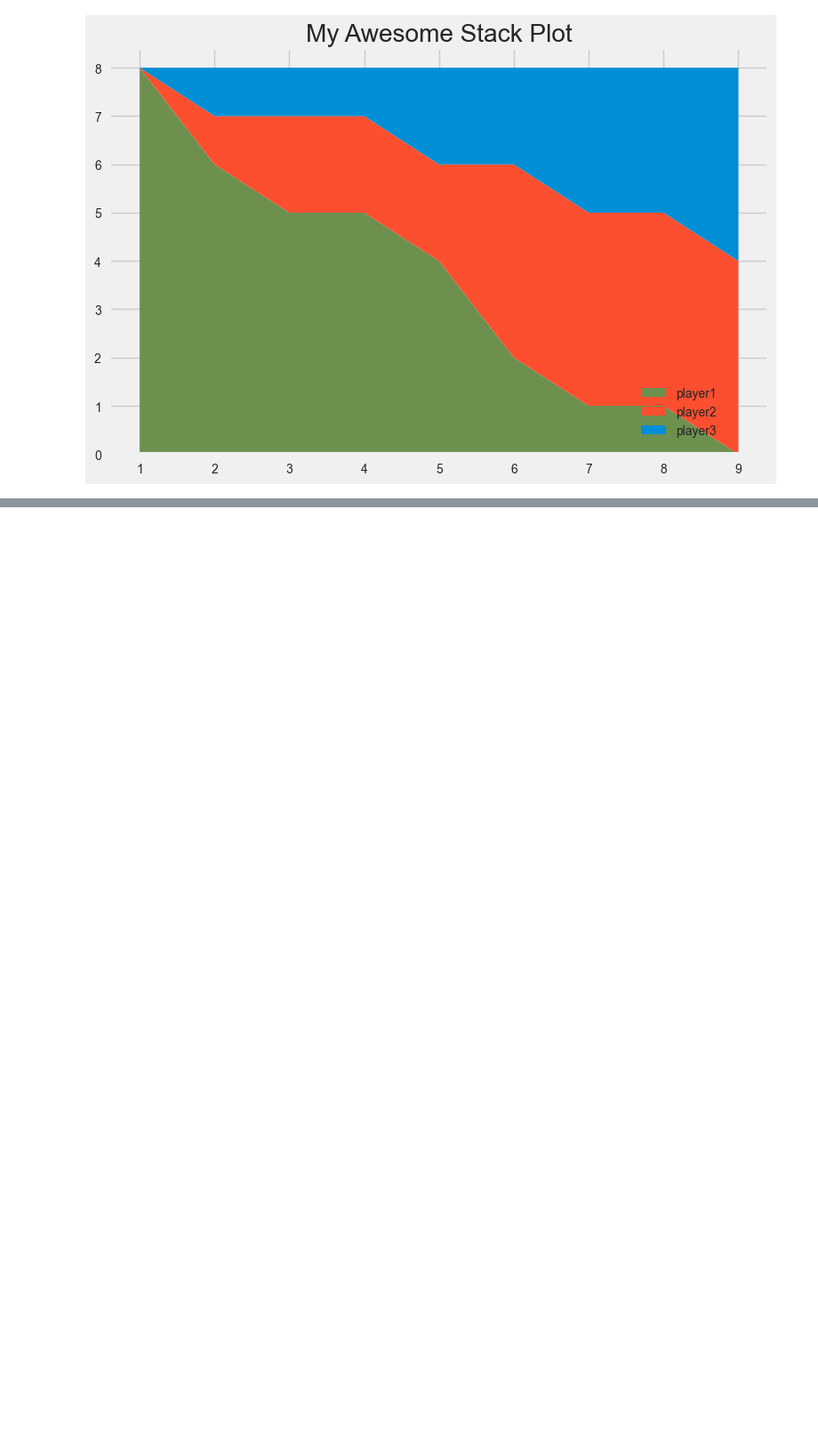
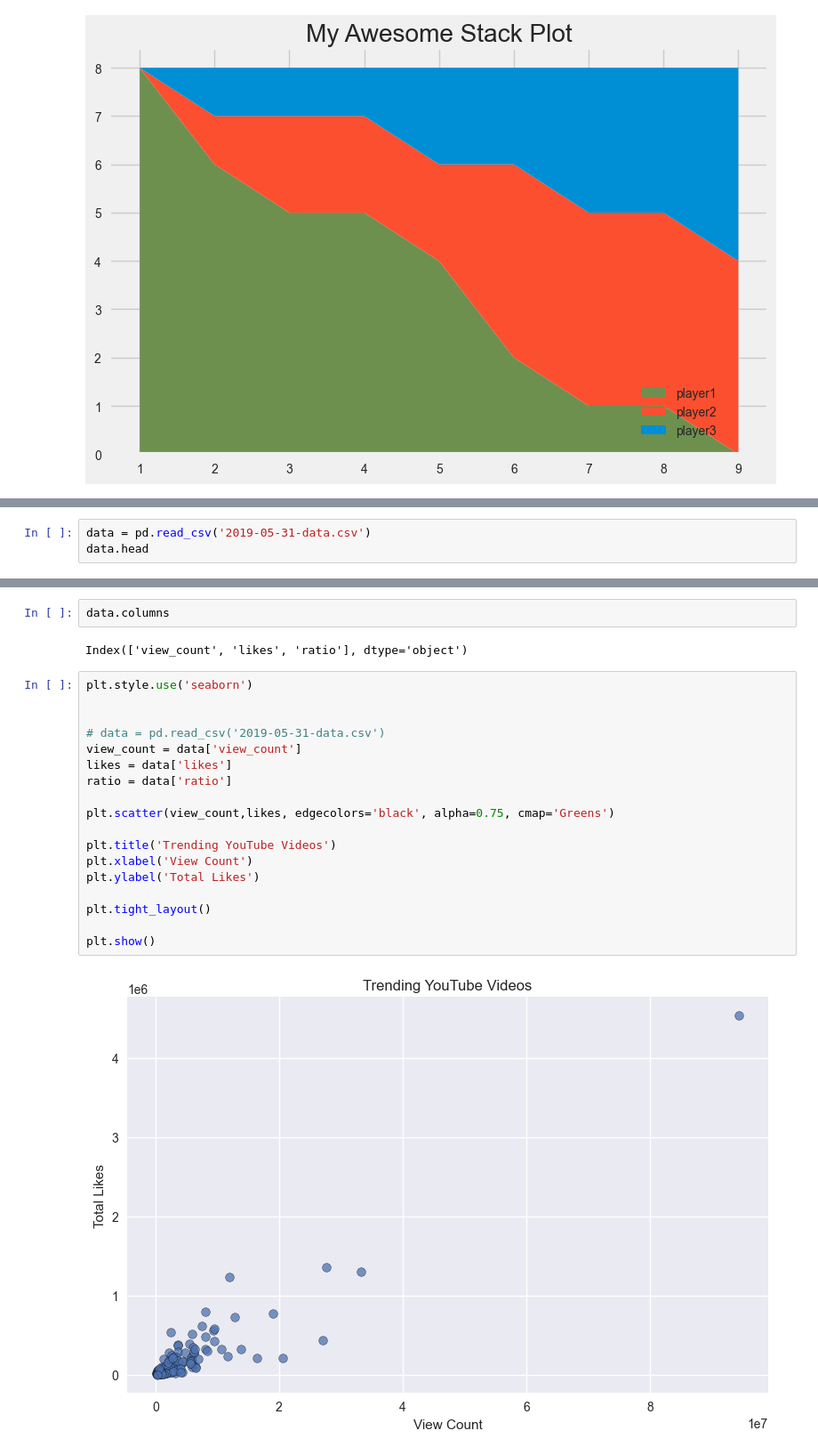
Before and after one commit to guamoshtli/Pandas, a Jupyter notebook: matplot.ipynb, the cells around one changed output, grey strips where cells are left out. Shown at 89% size. Saved outputs shown, nothing was run; the diff lists cells and outputs as text; blank space fills up the shorter version.

```diff
--- a/matplot.ipynb
+++ b/matplot.ipynb
@@ -634,0 +722,3 @@ plt.show()
+# %%
+data = pd.read_csv('2019-05-31-data.csv')
+data.head
@@ -634,0 +740,24 @@ plt.show()
+# %%
+data.columns
+# %% [output]
+Index(['view_count', 'likes', 'ratio'], dtype='object')
+# %%
+plt.style.use('seaborn')
+
+
+# data = pd.read_csv('2019-05-31-data.csv')
+view_count = data['view_count']
+likes = data['likes']
+ratio = data['ratio']
+
+plt.scatter(view_count,likes, edgecolors='black', alpha=0.75, cmap='Greens')
+
+plt.title('Trending YouTube Videos')
+plt.xlabel('View Count')
+plt.ylabel('Total Likes')
+
+plt.tight_layout()
+
+plt.show()
+# %% [output]
+[figure, added]
```
Also changed, not shown: parts of 7 cells of this notebook.
